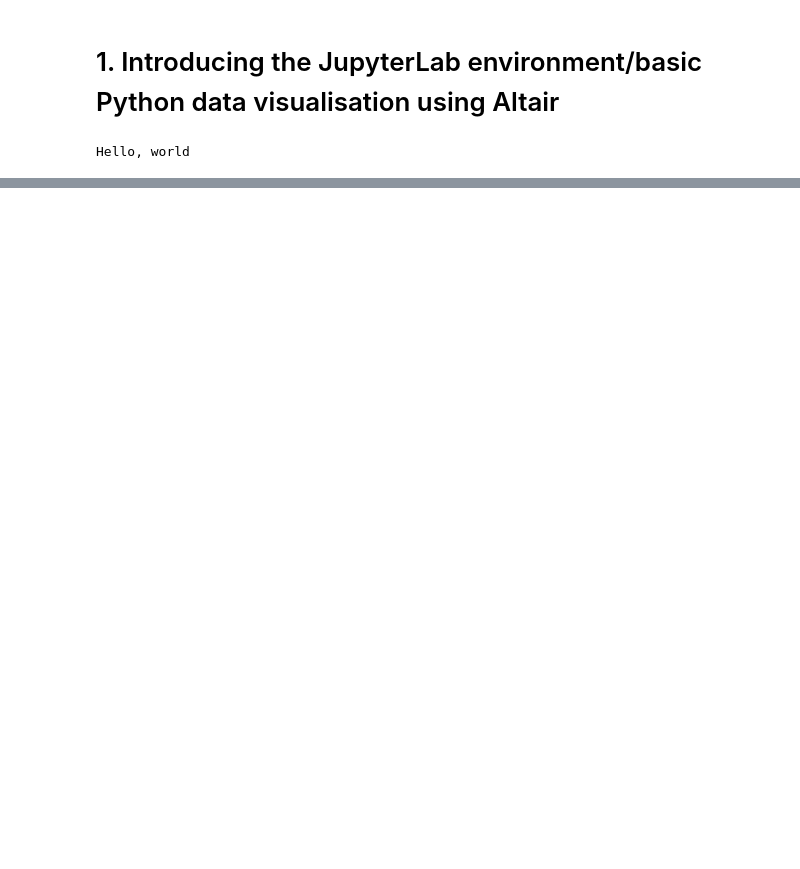
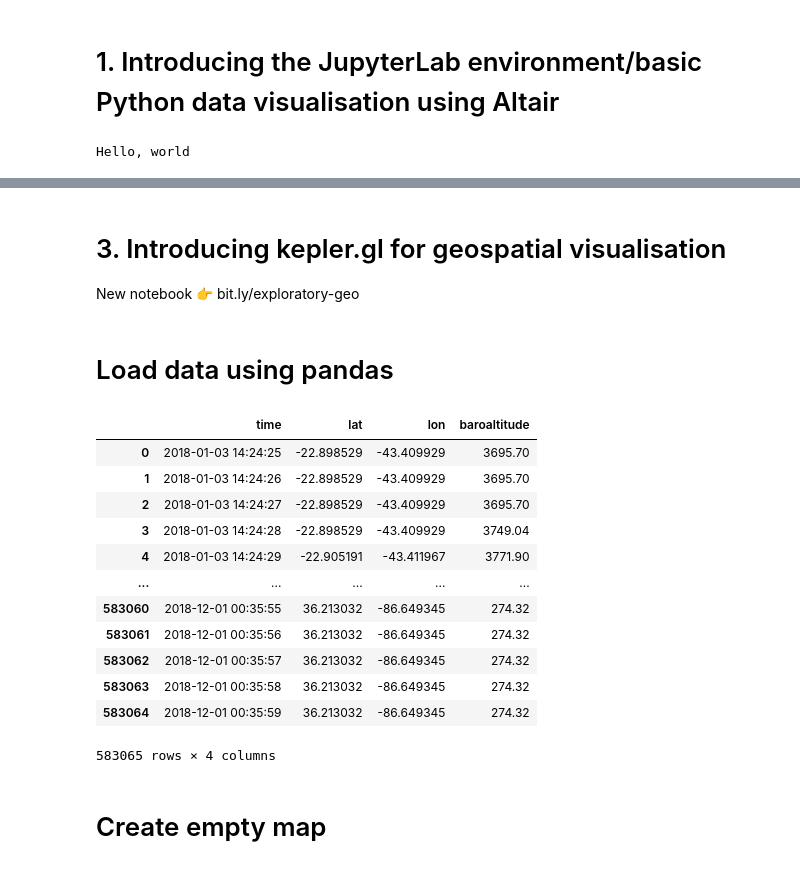
Before and after one commit to davidbjourno/nicar20-exploratory-dataviz, a Jupyter notebook: slides.ipynb, the cells around one changed output, grey strips where cells are left out. Cells and saved outputs as stored; diff of their text form; code cells hidden in the pictures; blank space fills up the shorter version.

```diff
--- a/slides.ipynb
+++ b/slides.ipynb
@@ -126,0 +228,6 @@ alt.Chart(df_stocks).mark_line(point=True).encode(
+# %% [markdown]
+# 3. Introducing kepler.gl for geospatial visualisation
+
+New notebook 👉 bit.ly/exploratory-geo
+# %% [markdown]
+# Load data using pandas
@@ -126,0 +240,22 @@ alt.Chart(df_stocks).mark_line(point=True).encode(
+# %%
+import pandas as pd
+
+df_ghosn = pd.read_csv("http://bit.ly/flight-data")
+
+df_ghosn
+# %% [output]
+|  | time | lat | lon | baroaltitude |
+| 0 | 2018-01-03 14:24:25 | -22.898529 | -43.409929 | 3695.70 |
+| 1 | 2018-01-03 14:24:26 | -22.898529 | -43.409929 | 3695.70 |
+| 2 | 2018-01-03 14:24:27 | -22.898529 | -43.409929 | 3695.70 |
+| 3 | 2018-01-03 14:24:28 | -22.898529 | -43.409929 | 3749.04 |
+| 4 | 2018-01-03 14:24:29 | -22.905191 | -43.411967 | 3771.90 |
+| ... | ... | ... | ... | ... |
+| 583060 | 2018-12-01 00:35:55 | 36.213032 | -86.649345 | 274.32 |
+| 583061 | 2018-12-01 00:35:56 | 36.213032 | -86.649345 | 274.32 |
+| 583062 | 2018-12-01 00:35:57 | 36.213032 | -86.649345 | 274.32 |
+| 583063 | 2018-12-01 00:35:58 | 36.213032 | -86.649345 | 274.32 |
+| 583064 | 2018-12-01 00:35:59 | 36.213032 | -86.649345 | 274.32 |
+583065 rows × 4 columns
+# %% [markdown]
+# Create empty map
```
Also changed, not shown: parts of 47 cells of this notebook, 10 other files.
